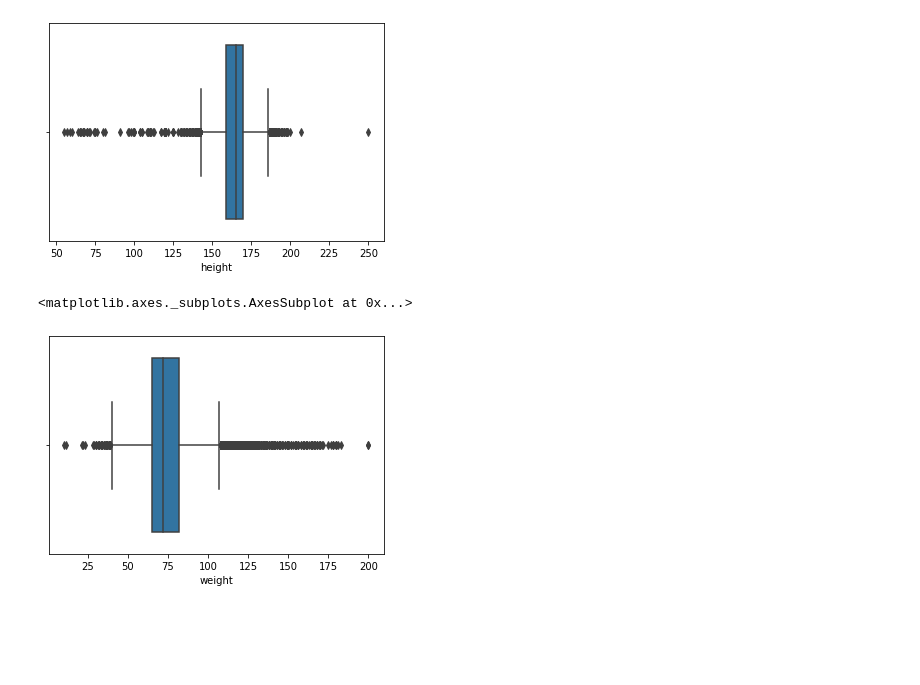
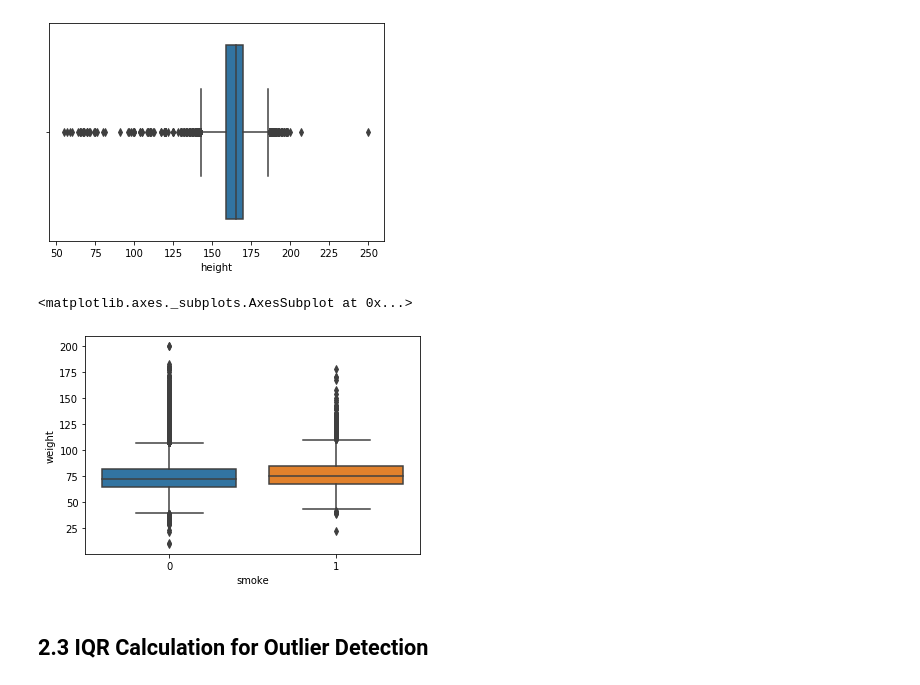
Before and after one commit to Gingertonic/Heart-Disease-Classification, a Jupyter notebook: Heart_Disease_classification.ipynb, the cells around one changed output. Saved outputs shown, nothing was run; the diff lists cells and outputs as text; code cells hidden in the pictures; blank space fills up the shorter version.

```diff
--- a/Heart_Disease_classification.ipynb
+++ b/Heart_Disease_classification.ipynb
@@ -179,7 +173,9 @@ sns.boxplot(x = df['height'])
 <matplotlib.axes._subplots.AxesSubplot at 0x...>
 [figure]
 # %%
-sns.boxplot(x = df['weight'])
+sns.boxplot(y = df['weight'], x = df['smoke'])
 # %% [output]
 <matplotlib.axes._subplots.AxesSubplot at 0x...>
-[figure, old version]
+[figure, new version]
+# %% [markdown]
+## 2.3 IQR Calculation for Outlier Detection
```
Also changed, not shown: parts of 9 cells of this notebook.
